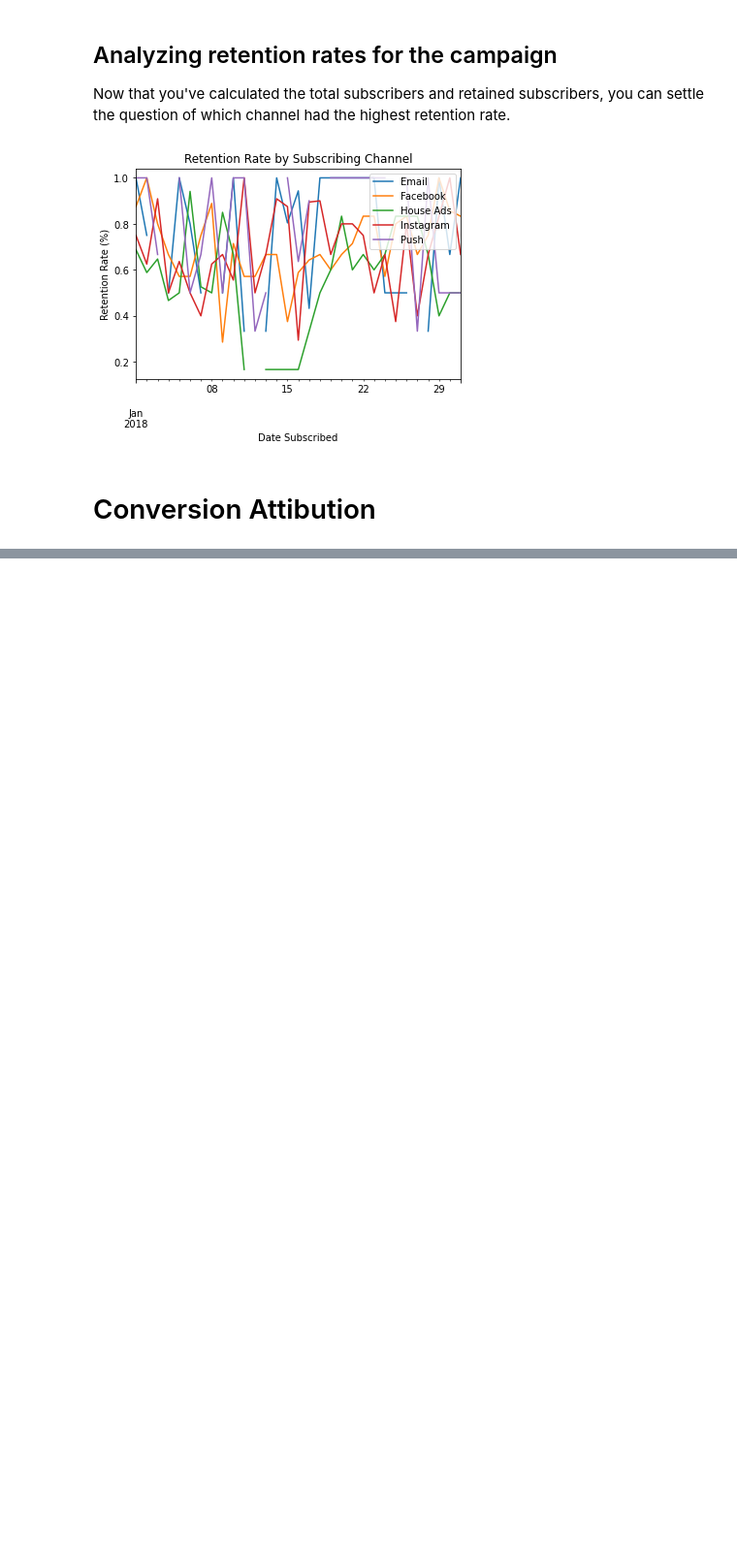
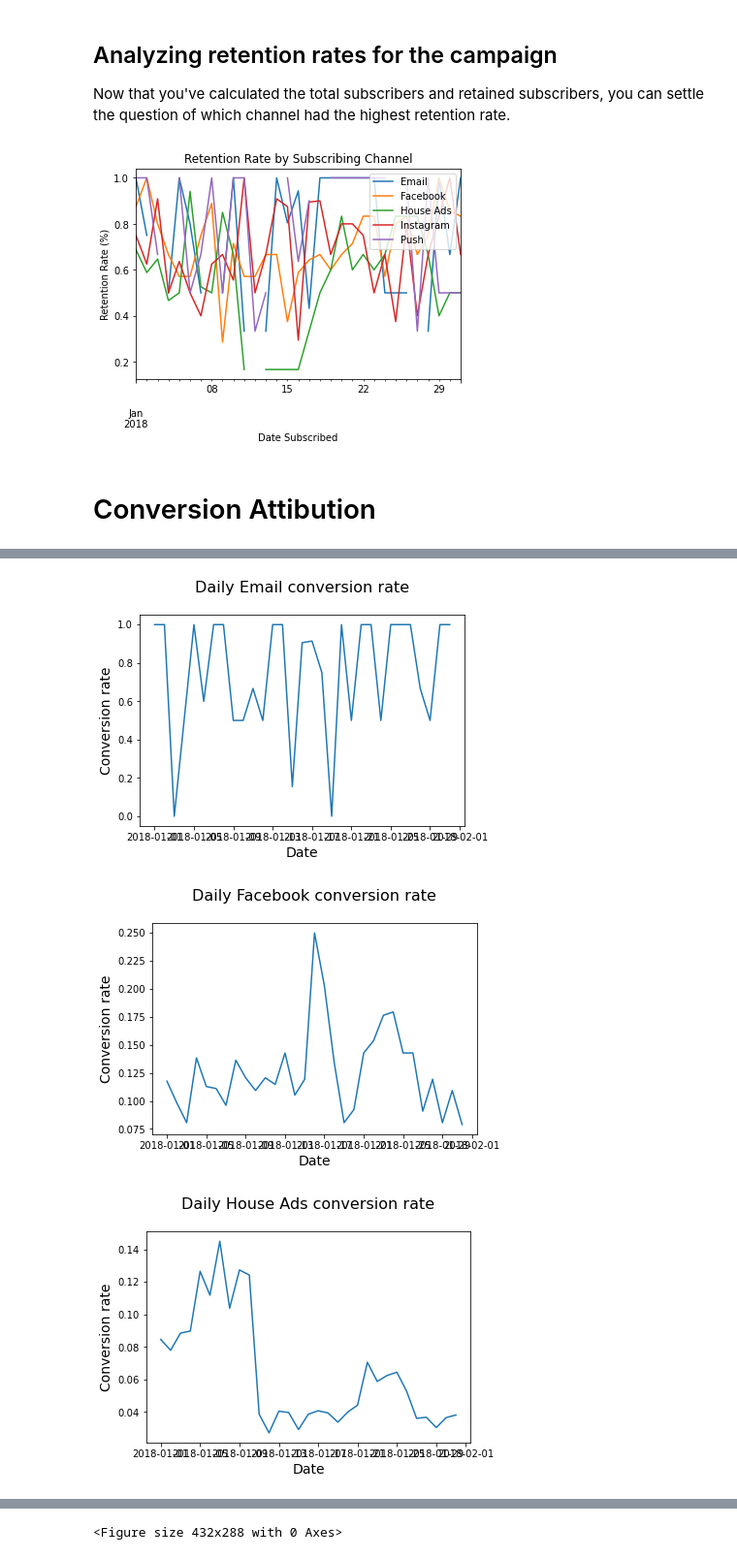
Before and after one commit to JesusTr91/ToolBox, a Jupyter notebook: Marketing Analitycs with Python/1. Analyzing Marketing Campaigns with pandas.ipynb, the cells around one changed output, grey strips where cells are left out. Shown at 97% size. Cells and saved outputs as stored; diff of their text form; code cells hidden in the pictures; blank space fills up the shorter version.

```diff
--- a/Marketing Analitycs with Python/1. Analyzing Marketing Campaigns with pandas.ipynb
+++ b/Marketing Analitycs with Python/1. Analyzing Marketing Campaigns with pandas.ipynb
@@ -411,0 +506,14 @@ plt.show()
+# %%
+# Calculate conversion rate by date served and channel
+daily_conv_channel = conversion_rate(marketing, ['date_served',
+                                                 'marketing_channel'])
+
+# Unstack daily_conv_channel and convert it to a DataFrame
+daily_conv_channel = pd.DataFrame(daily_conv_channel.unstack(level = 1))
+
+# Plot results of daily_conv_channel
+plotting_conv(daily_conv_channel)
+# %% [output]
+[figure, added]
+[figure, added]
+[figure, added]
@@ -411,0 +522 @@ plt.show()
+<Figure size 432x288 with 0 Axes>
```
Also changed, not shown: parts of 38 cells of this notebook.
